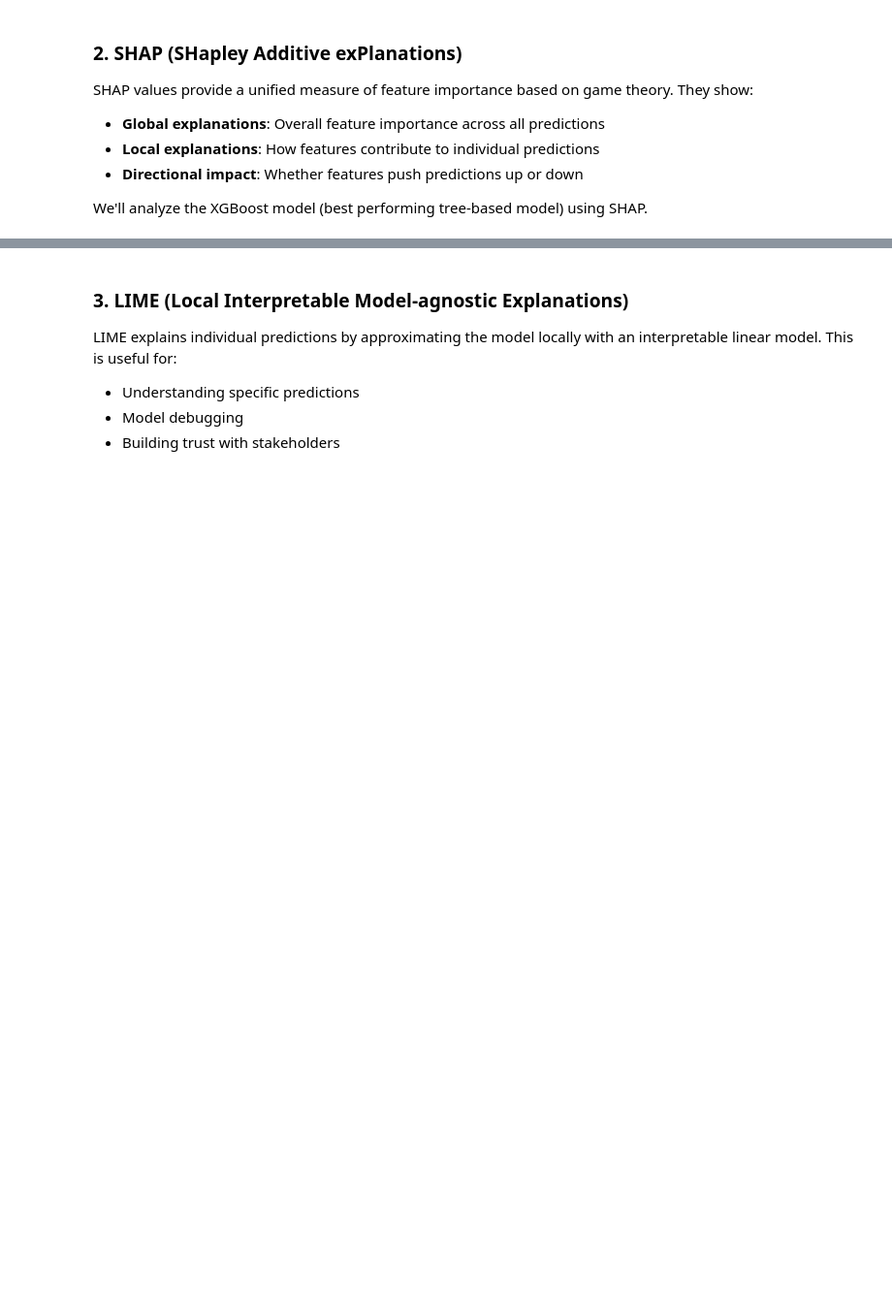
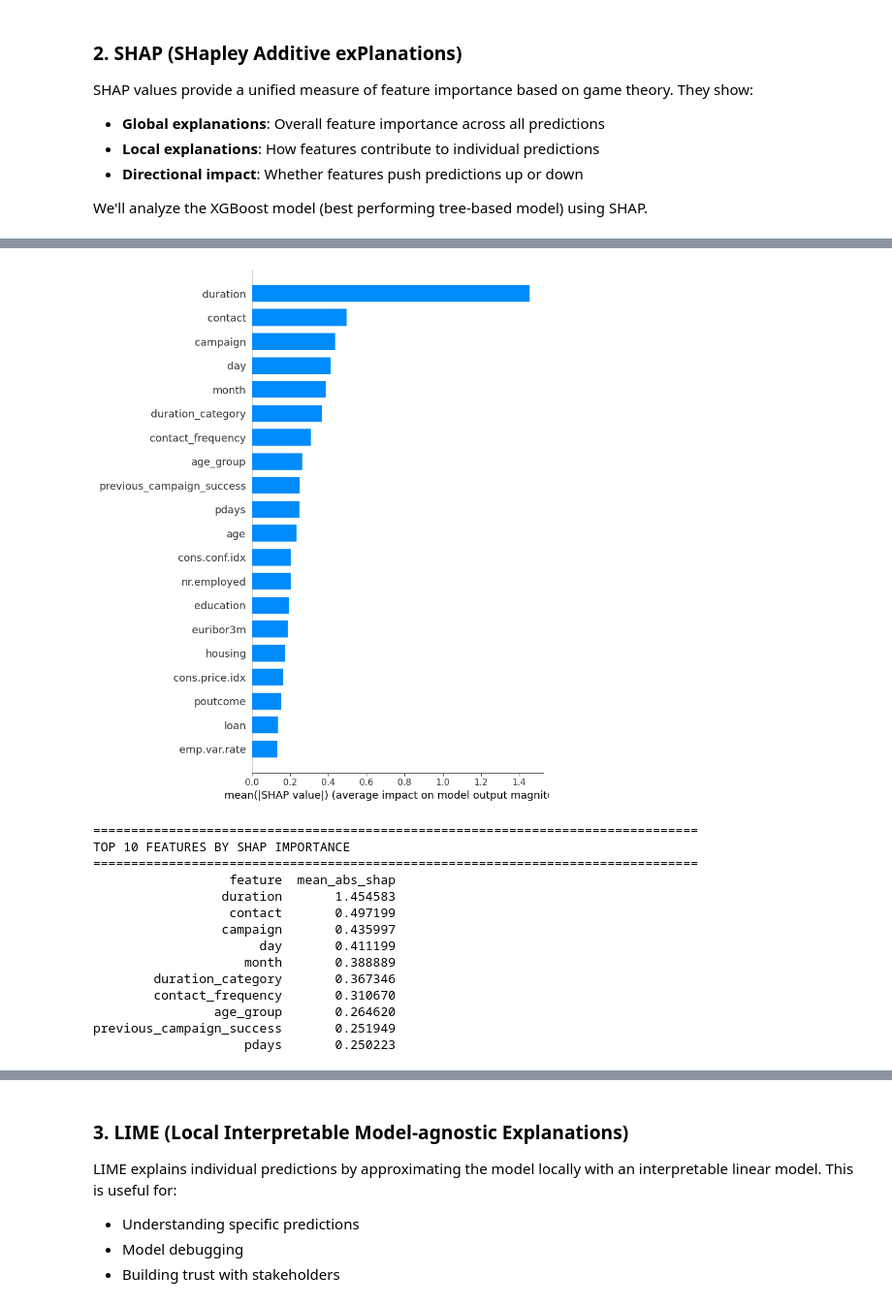
Before and after one commit to lahirumanulanka/bank-marketing-term-deposit-ml, a Jupyter notebook: notebooks/04_model_development.ipynb, the cells around one changed output, grey strips where cells are left out. Shown at 97% size. Cells and saved outputs as stored; diff of their text form; code cells hidden in the pictures; blank space fills up the shorter version.

```diff
--- a/notebooks/04_model_development.ipynb
+++ b/notebooks/04_model_development.ipynb
@@ -1286,3 +1390,35 @@ print(f"✓ SHAP values computed for {sample_size} test samples")
 # %%
-# SHAP Bar Plot - Mean Absolute SHAP Valuesplt.figure(figsize=(10, 8))shap.summary_plot(shap_values, X_test_sample, feature_names=feature_cols, plot_type='bar', show=False)plt.tight_layout()plt.savefig('../reports/figures/shap_bar_plot.png', dpi=300, bbox_inches='tight')plt.show()# Get top features by mean absolute SHAP valuemean_abs_shap = np.abs(shap_values).mean(axis=0)shap_importance_df = pd.DataFrame({    'feature': feature_cols,    'mean_abs_shap': mean_abs_shap}).sort_values('mean_abs_shap', ascending=False)print("\n" + "="*80)print("TOP 10 FEATURES BY SHAP IMPORTANCE")print("="*80)print(shap_importance_df.head(10).to_string(index=False))
+# SHAP Bar Plot - Mean Absolute SHAP Values
+plt.figure(figsize=(10, 8))
+shap.summary_plot(shap_values, X_test_sample, feature_names=feature_cols, plot_type='bar', show=False)
+plt.tight_layout()
+plt.savefig('/content/bank-marketing-term-deposit-ml/reports/figures/shap_bar_plot.png', dpi=300, bbox_inches='tight')
+plt.show()
+
+# Get top features by mean absolute SHAP values
+mean_abs_shap = np.abs(shap_values).mean(axis=0)
+shap_importance_df = pd.DataFrame({
+    'feature': feature_cols,
+    'mean_abs_shap': mean_abs_shap}).sort_values('mean_abs_shap', ascending=False)
+
+print("\n" + "="*80)
+print("TOP 10 FEATURES BY SHAP IMPORTANCE")
+print("="*80)
+print(shap_importance_df.head(10).to_string(index=False))
+# %% [output]
+[figure, added]
+================================================================================
+TOP 10 FEATURES BY SHAP IMPORTANCE
+================================================================================
+                  feature  mean_abs_shap
+                 duration       1.454583
+                  contact       0.497199
+                 campaign       0.435997
+                      day       0.411199
+                    month       0.388889
+        duration_category       0.367346
+        contact_frequency       0.310670
+                age_group       0.264620
+previous_campaign_success       0.251949
+                    pdays       0.250223
 # %%
```
Also changed, not shown: parts of 38 cells of this notebook.
